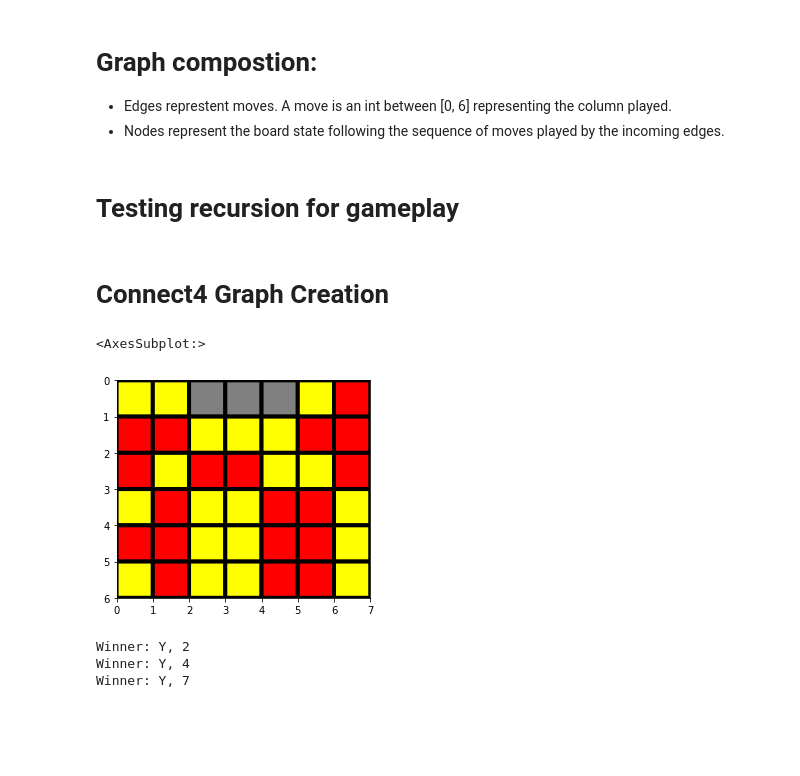
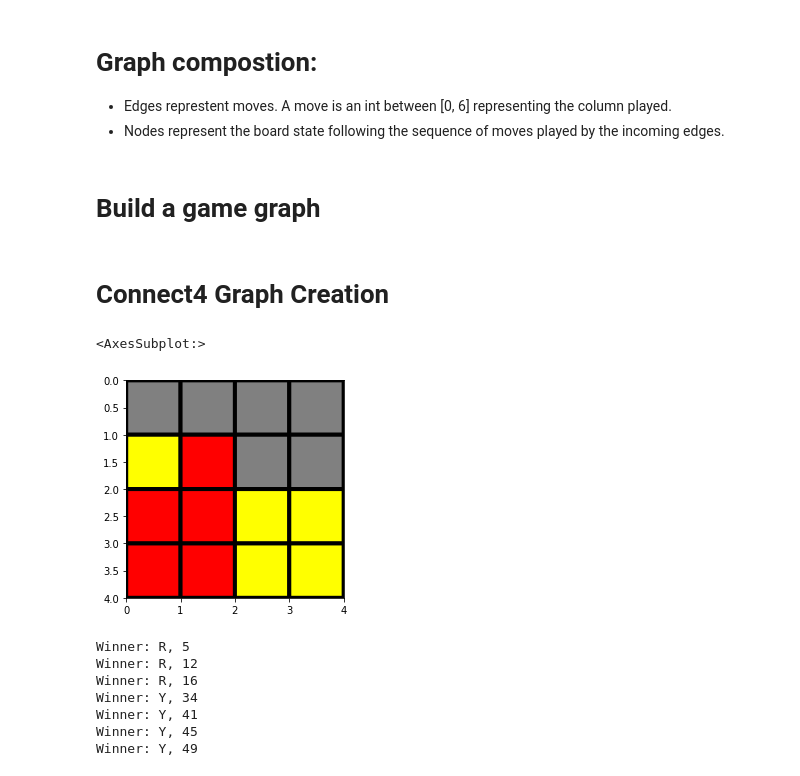
Before and after one commit to davidrossouw/cloud-run, a Jupyter notebook: connect4/connect4_game.ipynb, the cells around one changed output. Drawn from its saved outputs; the diff is of its cells as text; code cells hidden in the pictures; blank space fills up the shorter version.

```diff
--- a/connect4/connect4_game.ipynb
+++ b/connect4/connect4_game.ipynb
@@ -144,8 +184,8 @@ def draw_graph(G, fig_size=(5, 5), node_label=None, edge_label=None):
 
 - Edges represtent moves. A move is an int between [0, 6] representing the column played.
 - Nodes represent the board state following the sequence of moves played by the incoming edges.
-# %% [markdown]
-# Testing recursion for gameplay
+# %% [markdown]
+# Build a game graph
 # %%
 def search(board, max_depth=3):  # -> DiGraph
     """
@@ -206,23 +249,26 @@ def search(board, max_depth=3):  # -> DiGraph
 # Connect4 Graph Creation
 # %%
 board=[
-    ['Y','Y','-','-','-','Y','R'],
-    ['R','R','Y','Y','Y','R','R'],
-    ['R','Y','R','R','Y','Y','R'],
-    ['Y','R','Y','Y','R','R','Y'],
-    ['R','R','Y','Y','R','R','Y'],
-    ['Y','R','Y','Y','R','R','Y']
+    ['-','-','-','-'],
+    ['Y','R','-','-'],
+    ['R','R','Y','Y'],
+    ['R','R','Y','Y']
 ]
+
 plotBoard(board)
 # %% [output]
 <AxesSubplot:>
-[figure, old version]
+[figure, new version]
 # %%
-G = search(board=board, max_depth=2)
+G = search(board=board, max_depth=3)
 # %% [output]
-Winner: Y, 2
-Winner: Y, 4
-Winner: Y, 7
+Winner: R, 5
+Winner: R, 12
+Winner: R, 16
+Winner: Y, 34
+Winner: Y, 41
+Winner: Y, 45
+Winner: Y, 49
 # %%
 # plotBoard(G.nodes[0]['board'])
 # plotBoard(G.nodes[3]['board'])
```
Also changed, not shown: parts of 19 cells of this notebook.
